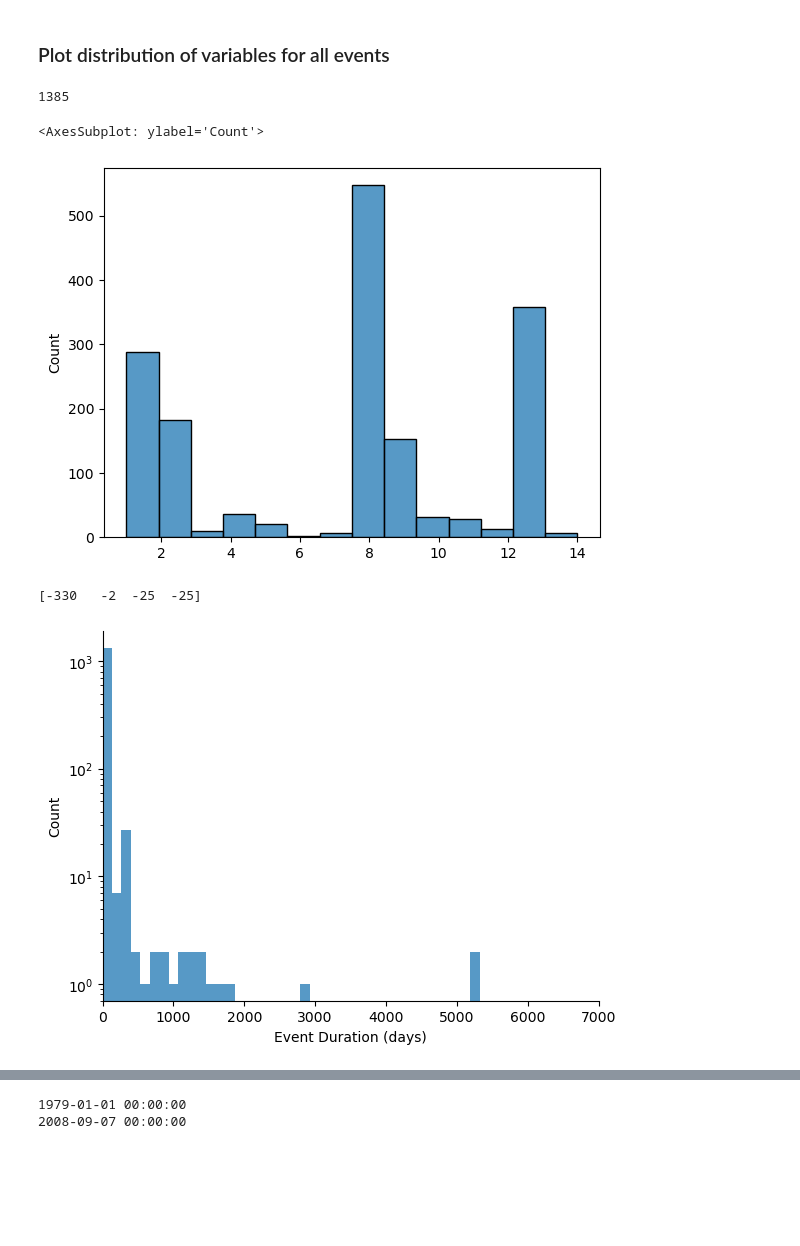
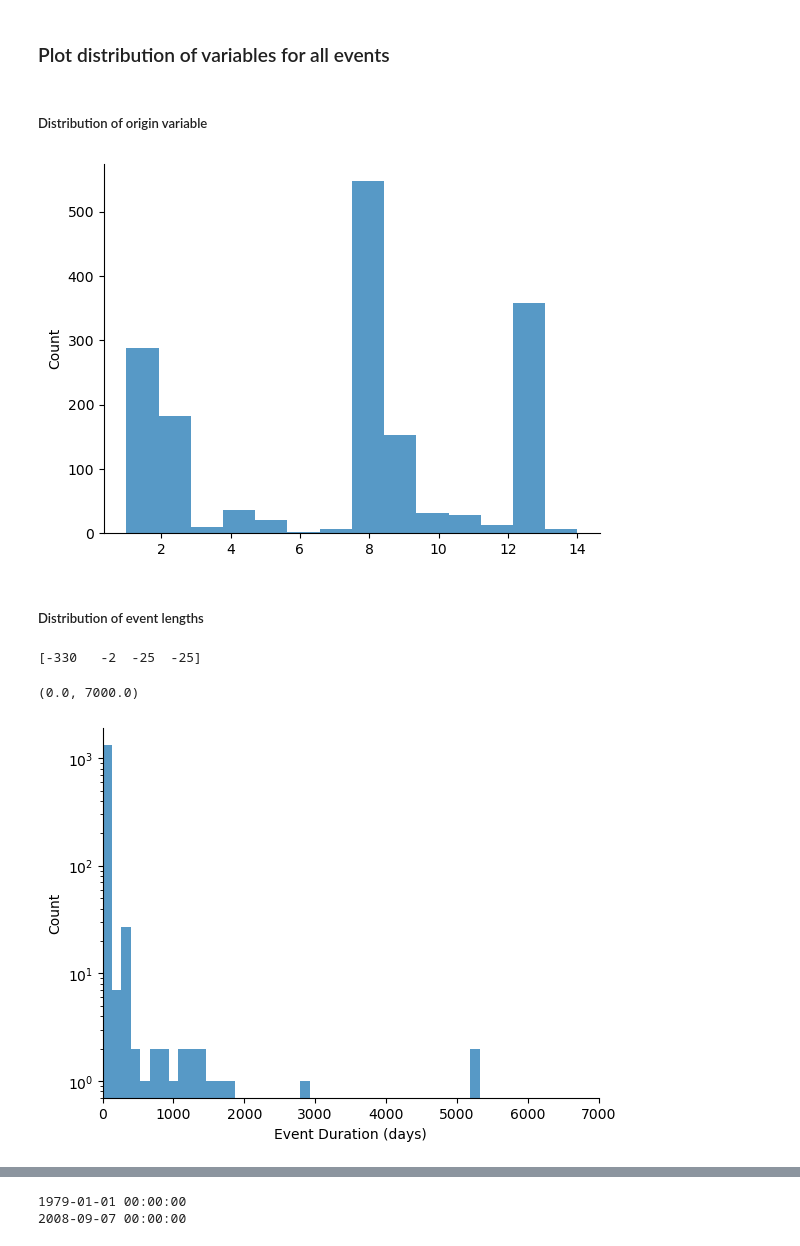
Before and after one commit to AnnieStephenson/speednav, a Jupyter notebook: tutorial.ipynb, the cells around one changed output, grey strips where cells are left out. Saved outputs shown, nothing was run; the diff lists cells and outputs as text; code cells hidden in the pictures; blank space fills up the shorter version.

```diff
--- a/tutorial.ipynb
+++ b/tutorial.ipynb
@@ -30,5 +39,8 @@ data_country = util.filter_data(data, country_name, location=True)
 # %% [markdown]
 ##### Additional filtering
 # %%
-# remove data for events with an unspecified origin
-data_filter = data_country#.loc[(data_country.O0001 != 13)]
+# e.g remove data for events with an unspecified origin variable (O0001)
+print('description of variable being filtered:')
+print(data_vars['O0001'])
+
+data_filter = data_country.loc[(data_country.O0001 != 13)]
@@ -109,29 +136,29 @@ plt.savefig(str(country_name) + ' dist of subseq '+ var + '.jpeg', dpi=300)
 [figure]
 # %% [markdown]
 ### Plot distribution of variables for all events
+# %% [markdown]
+##### Distribution of origin variable
 # %%
-# distribution of origin variable
 var = 'O0001'
 var_values = np.array(data_filter[var])
-print(len(var_values))
 var_vals_float = []
 for i in range(len(var_values)):
     if ',' in var_values[i]:
         var_float = var_values[i].split(",")
         for j in range(len(var_float)):
             var_vals_float.append(var_float[j])
     else:
         var_vals_float.append(var_values[i])
 var_vals_float = np.array(var_vals_float, dtype=float)
 
 #clip = (np.nanmin(var_values), np.max(var_values))
-sns.histplot(var_vals_float, bins=14)#'O0001'
+sns.histplot(var_vals_float, bins=14, edgecolor=None)#'O0001'
+sns.despine()
 # %% [output]
-1385
-<AxesSubplot: ylabel='Count'>
-[figure, old version]
+[figure, new version]
+# %% [markdown]
+##### Distribution of event lengths
 # %%
-# distribution of event lengths
 event_lengths = data_filter['DL0003']-data_filter['DL0002']
 var_values = np.array(event_lengths.dt.days)
 print(var_values[var_values<0])
@@ -141,9 +168,10 @@ sns.histplot(var_values[var_values>=0], log_scale=(False, True), bins=40, edgeco
 sns.despine()
 plt.xlabel('Event Duration (days)')
 plt.xlim([0,7000])
-plt.savefig('dist of event duration.jpeg', dpi=300)
+#plt.savefig('dist of event duration.jpeg', dpi=300)
 # %% [output]
 [-330   -2  -25  -25]
+(0.0, 7000.0)
 [figure]
 # %% [markdown]
 ### Plot variables as a function of time.
```
Also changed, not shown: parts of 30 cells of this notebook, 3 other files.
